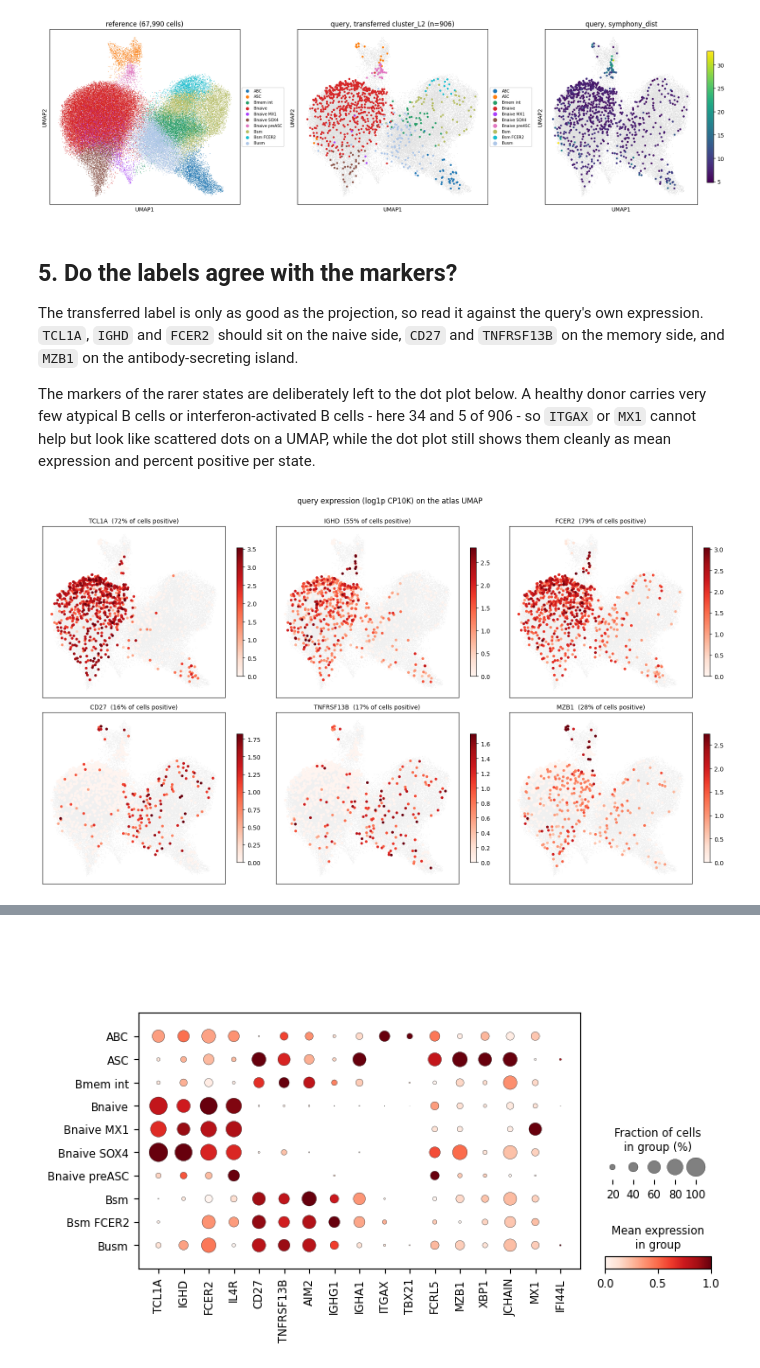
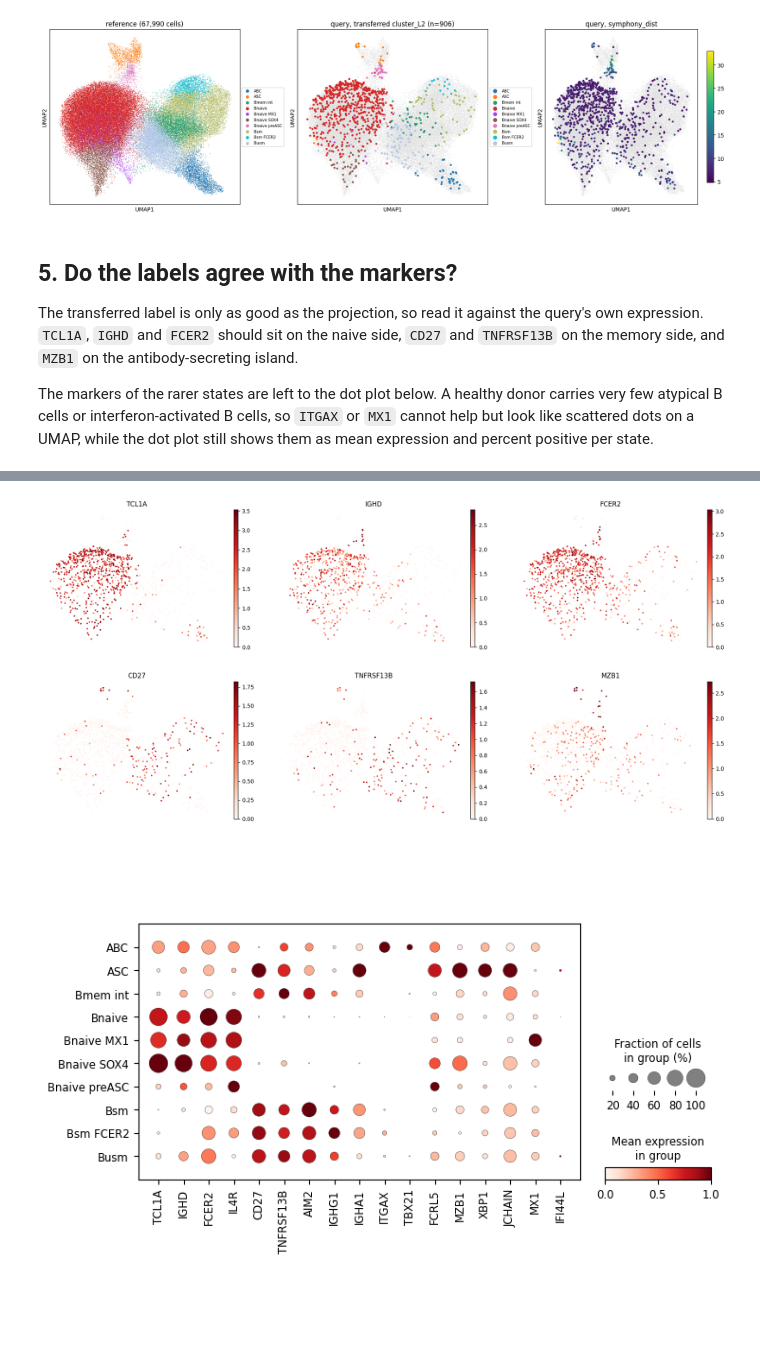
Before and after one commit to yyoshiaki/screfmapping, a Jupyter notebook: python/bcell_reference_mapping.ipynb, the cells around one changed output, grey strips where cells are left out. Drawn from its saved outputs; the diff is of its cells as text; code cells hidden in the pictures; blank space fills up the shorter version.

```diff
--- a/python/bcell_reference_mapping.ipynb
+++ b/python/bcell_reference_mapping.ipynb
@@ -283,48 +283,24 @@ The transferred label is only as good as the projection, so read it against the
 expression. `TCL1A`, `IGHD` and `FCER2` should sit on the naive side, `CD27` and `TNFRSF13B`
 on the memory side, and `MZB1` on the antibody-secreting island.
 
-The markers of the rarer states are deliberately left to the dot plot below. A healthy donor
-carries very few atypical B cells or interferon-activated B cells - here 34 and 5 of 906 - so
-`ITGAX` or `MX1` cannot help but look like scattered dots on a UMAP, while the dot plot still
-shows them cleanly as mean expression and percent positive per state.
+The markers of the rarer states are left to the dot plot below. A healthy donor carries very
+few atypical B cells or interferon-activated B cells, so `ITGAX` or `MX1` cannot help but look
+like scattered dots on a UMAP, while the dot plot still shows them as mean expression and
+percent positive per state.
-# %%
-MARKERS = ['TCL1A', 'IGHD', 'FCER2',        # naive
-           'CD27', 'TNFRSF13B',             # memory
-           'MZB1']                          # antibody-secreting
-
-expression = query_raw.copy()
-expression.var_names_make_unique()
-sc.pp.normalize_total(expression, target_sum=1e4)
-sc.pp.log1p(expression)
-expression = expression[query.obs_names].copy()
-expression.obs['cluster_L2'] = query.obs['cluster_L2'].values
-expression.obsm['X_umap'] = q_umap
-
-genes = [g for g in MARKERS if g in expression.var_names]
-if len(genes) < len(MARKERS):
-    print('not in this annotation:', [g for g in MARKERS if g not in genes])
-
-ncol = 3
-nrow = int(np.ceil(len(genes) / ncol))
-fig, axes = plt.subplots(nrow, ncol, figsize=(5.4 * ncol, 4.5 * nrow), squeeze=False)
-axes = axes.ravel()
-for ax in axes[len(genes):]:
-    ax.axis('off')
-for ax, gene in zip(axes, genes):
-    v = expression[:, gene].X
-    v = np.asarray(v.todense()).ravel() if hasattr(v, 'todense') else np.asarray(v).ravel()
-    ax.scatter(ref_umap[:, 0], ref_umap[:, 1], s=1, c='#f0f0f0', linewidths=0, rasterized=True)
-    order = np.argsort(v)          # draw the positive cells on top
-    top = np.percentile(v, 99) or v.max() or 1.0
-    sc_ = ax.scatter(q_umap[order, 0], q_umap[order, 1], s=20, c=v[order],
-                     cmap='Reds', vmin=0, vmax=top, linewidths=0, rasterized=True)
-    pos = float((v > 0).mean() * 100)
-    ax.set_title(f'{gene}  ({pos:.0f}% of cells positive)', fontsize=10)
-    ax.set_xticks([]); ax.set_yticks([])
-    fig.colorbar(sc_, ax=ax, shrink=0.75)
-fig.suptitle('query expression (log1p CP10K) on the atlas UMAP', y=1.0)
-fig.tight_layout()
-fig.savefig(OUT / 'query_markers_umap.pdf', bbox_inches='tight')
-plt.show()
-# %% [output]
-[figure, removed]
+# %%
+MARKERS = ['TCL1A', 'IGHD', 'FCER2',        # naive
+           'CD27', 'TNFRSF13B',             # memory
+           'MZB1']                          # antibody-secreting
+
+expression = query_raw.copy()
+expression.var_names_make_unique()
+sc.pp.normalize_total(expression, target_sum=1e4)
+sc.pp.log1p(expression)
+expression = expression[query.obs_names].copy()
+expression.obs['cluster_L2'] = query.obs['cluster_L2'].values
+expression.obsm['X_umap'] = q_umap          # the published atlas UMAP
+
+sc.pl.umap(expression, color=[g for g in MARKERS if g in expression.var_names],
+           cmap='Reds', vmax='p99', ncols=3, frameon=False, size=30,
+           save='_query_markers.pdf')
+# %% [output]
@@ -331,3 +308,4 @@ plt.show()
+[figure, added]
 # %%
 panel = ['TCL1A', 'IGHD', 'FCER2', 'IL4R',        # naive
          'CD27', 'TNFRSF13B', 'AIM2',             # memory
```
Also changed, not shown: parts of 1 cell of this notebook, 2 other files.
